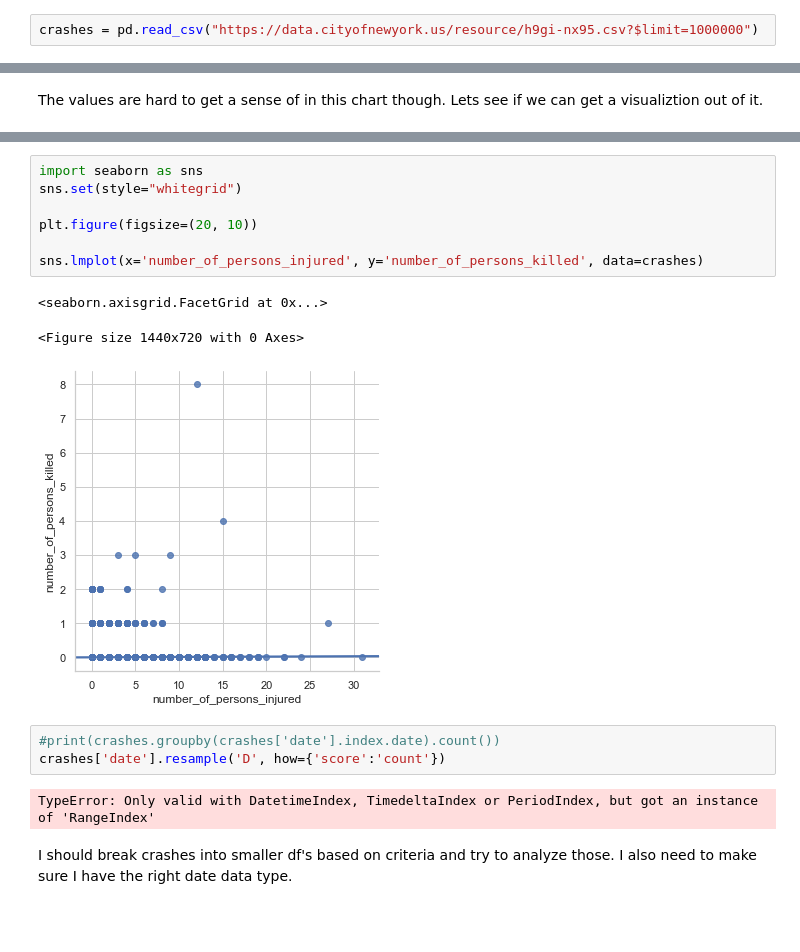
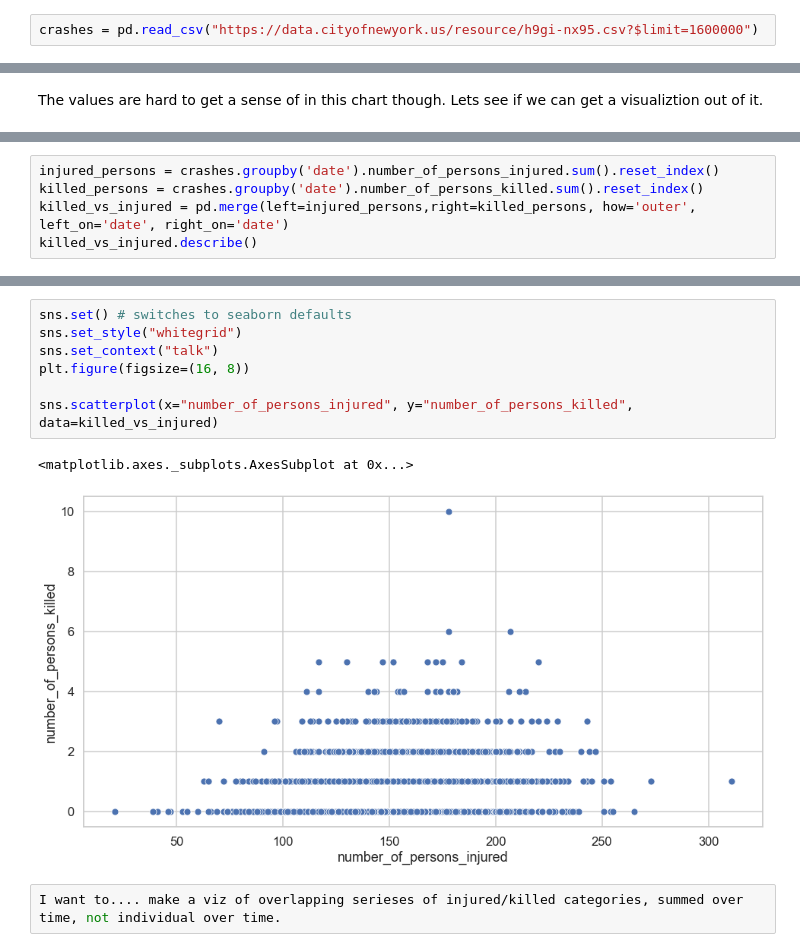
Before and after one commit to yuleidner/Katz_Data_Analytics, a Jupyter notebook: M7/M7 PROJECT.ipynb, the cells around one changed output, grey strips where cells are left out. Cells and saved outputs as stored; diff of their text form; blank space fills up the shorter version.

Commit message:
got  a bit further. not where I want to be yet

```diff
--- a/M7/M7 PROJECT.ipynb
+++ b/M7/M7 PROJECT.ipynb
@@ -26,5 +30,5 @@ data_dict
 # %%
-crashes = pd.read_csv("https://data.cityofnewyork.us/resource/h9gi-nx95.csv?$limit=1000000")
+crashes = pd.read_csv("https://data.cityofnewyork.us/resource/h9gi-nx95.csv?$limit=1600000")
 # %%
 crashes.info()
 # %% [output]
@@ -244,0 +444,5 @@ That gives a slightly better sense of the data, that fatal accidents are happeni
+# %%
+injured_persons = crashes.groupby('date').number_of_persons_injured.sum().reset_index()
+killed_persons = crashes.groupby('date').number_of_persons_killed.sum().reset_index()
+killed_vs_injured = pd.merge(left=injured_persons,right=killed_persons, how='outer', left_on='date', right_on='date')
+killed_vs_injured.describe()
@@ -245,18 +459,12 @@ That gives a slightly better sense of the data, that fatal accidents are happeni
 # %%
-import seaborn as sns
-sns.set(style="whitegrid")
+sns.set() # switches to seaborn defaults
+sns.set_style("whitegrid")
+sns.set_context("talk")
+plt.figure(figsize=(16, 8))
 
-plt.figure(figsize=(20, 10))
-
-sns.lmplot(x='number_of_persons_injured', y='number_of_persons_killed', data=crashes)
+sns.scatterplot(x="number_of_persons_injured", y="number_of_persons_killed", data=killed_vs_injured)
 # %% [output]
-<seaborn.axisgrid.FacetGrid at 0x...>
+<matplotlib.axes._subplots.AxesSubplot at 0x...>
-<Figure size 1440x720 with 0 Axes>
-[figure, old version]
+[figure, new version]
-# %%
-#print(crashes.groupby(crashes['date'].index.date).count())
-crashes['date'].resample('D', how={'score':'count'})
-# %% [output]
-TypeError: Only valid with DatetimeIndex, TimedeltaIndex or PeriodIndex, but got an instance of 'RangeIndex'
-# %% [markdown]
-I should break crashes into smaller df's based on criteria and try to analyze those. I also need to make sure I have the right date data type.
+# %%
+I want to.... make a viz of overlapping serieses of injured/killed categories, summed over time, not individual over time.
```
Also changed, not shown: parts of 45 cells of this notebook, 1 other file.
